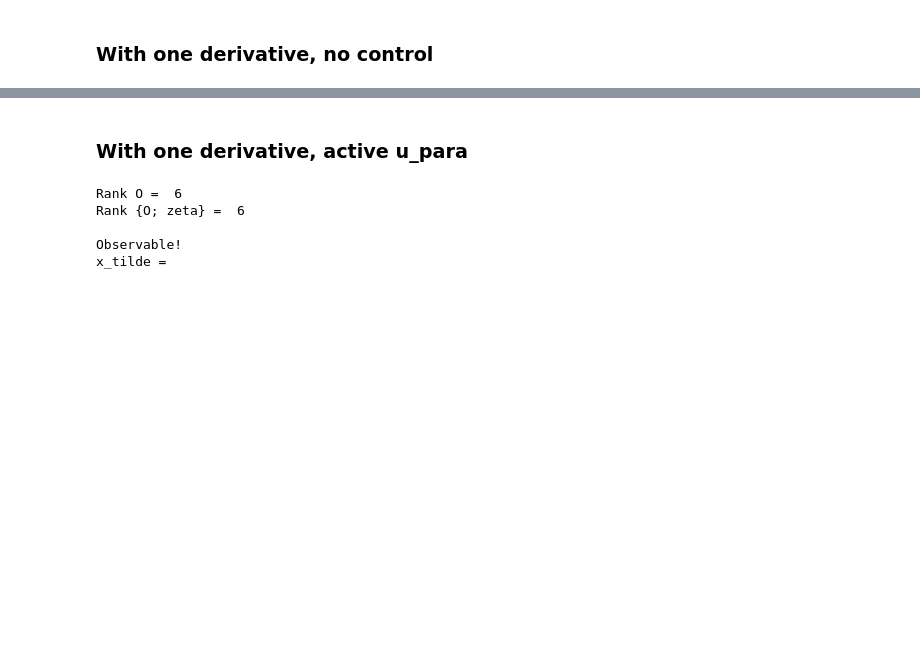
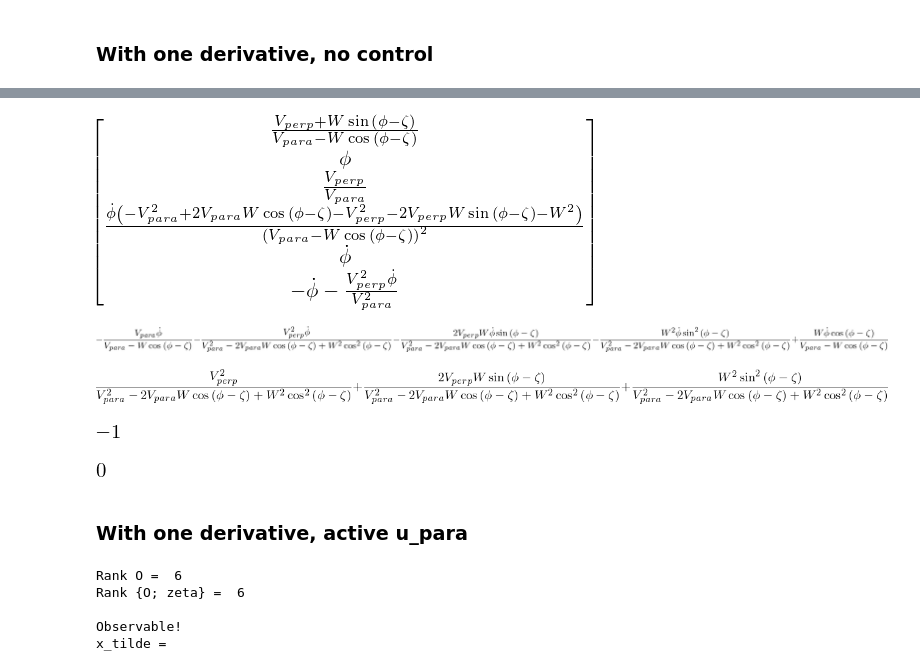
Before and after one commit to florisvb/windobs, a Jupyter notebook: observability_notebooks/1A_WV_constantwind_bodycal_sensorcal_motorcal_NOdrag.ipynb, the cells around one changed output, grey strips where cells are left out. Saved outputs shown, nothing was run; the diff lists cells and outputs as text; code cells hidden in the pictures; blank space fills up the shorter version.

```diff
--- a/observability_notebooks/1A_WV_constantwind_bodycal_sensorcal_motorcal_NOdrag.ipynb
+++ b/observability_notebooks/1A_WV_constantwind_bodycal_sensorcal_motorcal_NOdrag.ipynb
@@ -290,3 +290,23 @@ x_tilde =
+# %%
+sp.simplify(O)
+# %% [output]
+[figure, added]
+# %%
+sp.expand( O[3] )
+# %% [output]
+[figure, added]
+# %%
+sp.expand(O[0]**2)
+# %% [output]
+[figure, added]
+# %%
+sp.simplify( -V_para/(V_para-W*cos(phi-zeta)) + W*cos(phi-zeta) / (V_para-W*cos(phi-zeta)) )
+# %% [output]
+[figure, added]
+# %%
+sp.simplify(sp.expand( (-O[0]**2 -1)*O[4] - O[3]))
+# %% [output]
+[figure, added]
 # %% [markdown]
 ### With one derivative, active u_para
 # %%
```
Also changed, not shown: parts of 9 cells of this notebook.
